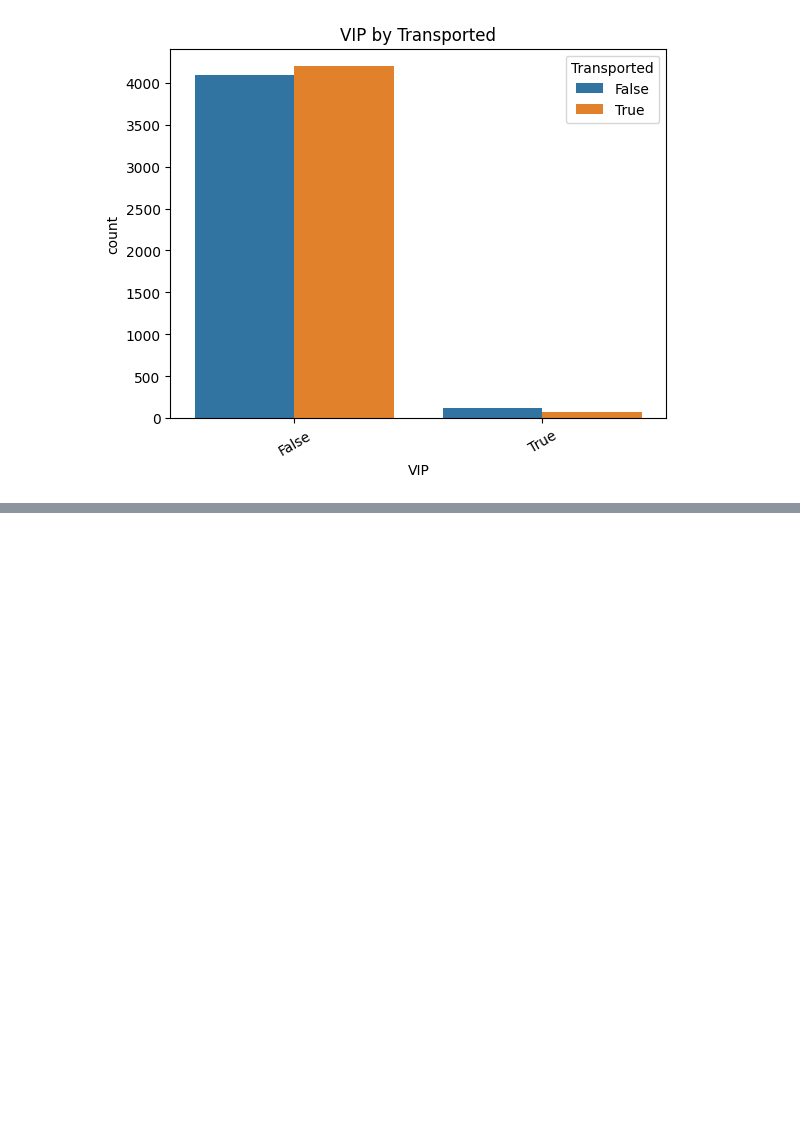
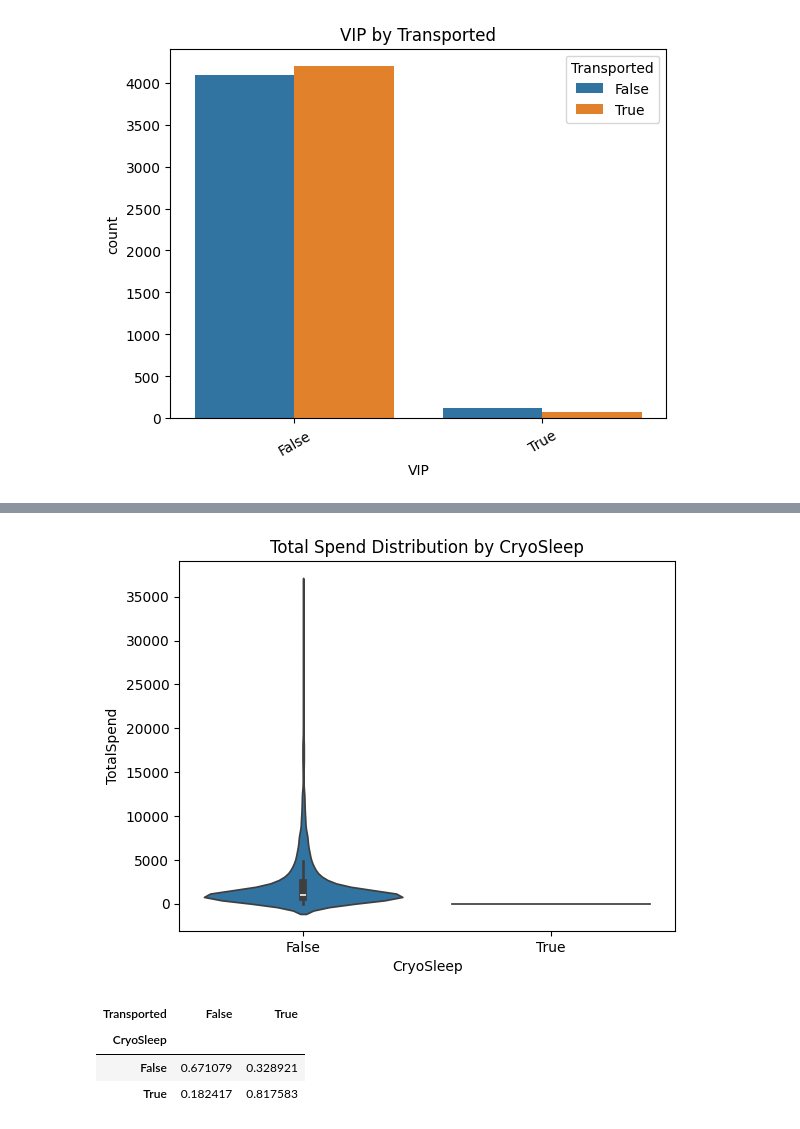
Before and after one commit to ravsperiments/llm-learning-journey, a Jupyter notebook: notebooks/spaceship-titanic/notebooks/01_eda_baseline.ipynb, the cells around one changed output, grey strips where cells are left out. Cells and saved outputs as stored; diff of their text form; code cells hidden in the pictures; blank space fills up the shorter version.

```diff
--- a/notebooks/spaceship-titanic/notebooks/01_eda_baseline.ipynb
+++ b/notebooks/spaceship-titanic/notebooks/01_eda_baseline.ipynb
@@ -68,0 +90,4 @@ plot_categoricals(train_data, ['HomePlanet', 'CryoSleep', 'Destination', 'VIP'],
+# %%
+train_data_processed = sum_columns(train_data, ['RoomService', 'FoodCourt', 'ShoppingMall', 'Spa', 'VRDeck'], 'TotalSpend')
+
+describe_better(train_data_processed)
@@ -68,0 +120,11 @@ plot_categoricals(train_data, ['HomePlanet', 'CryoSleep', 'Destination', 'VIP'],
+# %%
+plot_violin(train_data_processed, 'CryoSleep', 'TotalSpend', 'Total Spend Distribution by CryoSleep')
+# %% [output]
+[figure, added]
+# %%
+pd.crosstab(train_data_processed['CryoSleep'], train_data_processed['Transported'], normalize='index')
+# %% [output]
+| Transported | False | True |
+| CryoSleep |  |  |
+| False | 0.671079 | 0.328921 |
+| True | 0.182417 | 0.817583 |
```
Also changed, not shown: parts of 6 cells of this notebook, 4 other files.
